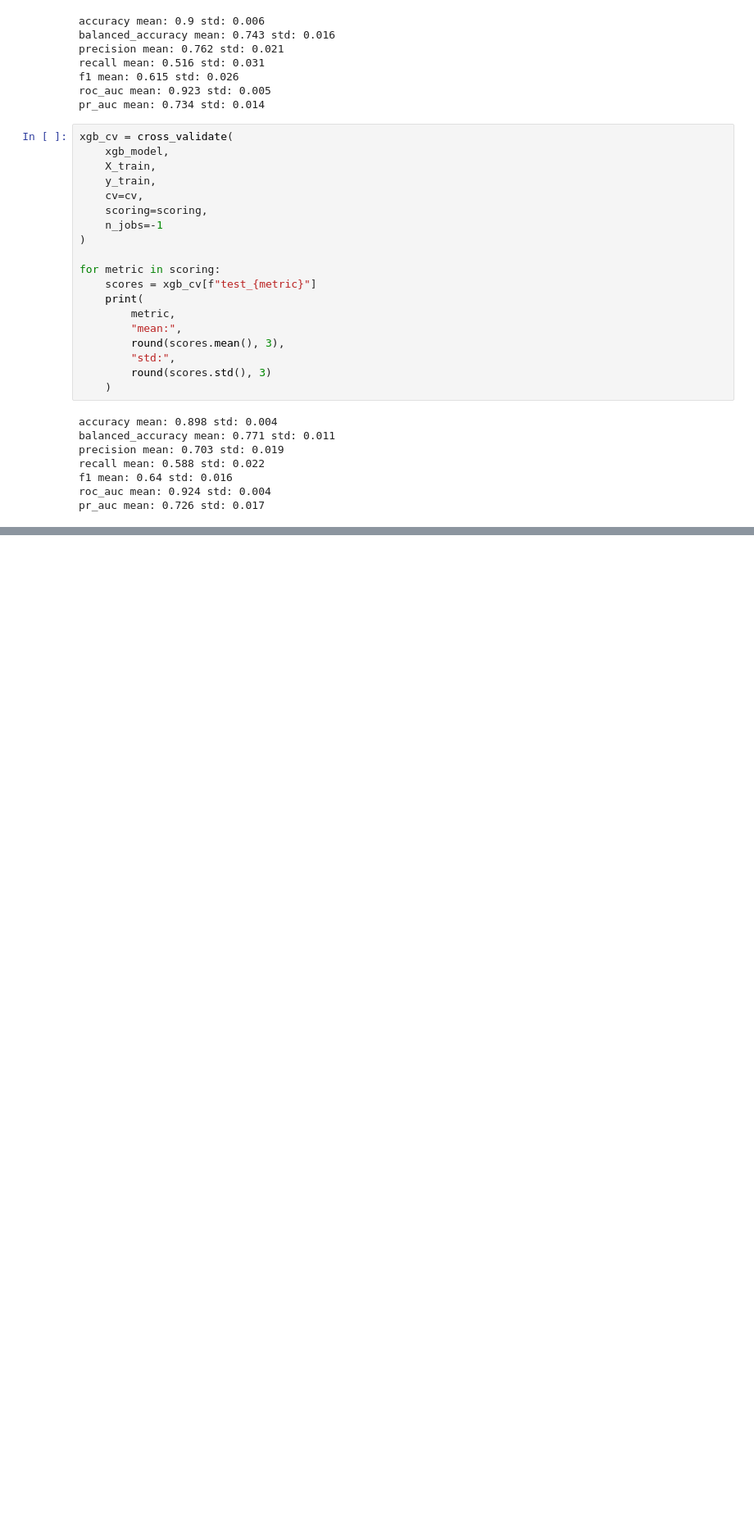
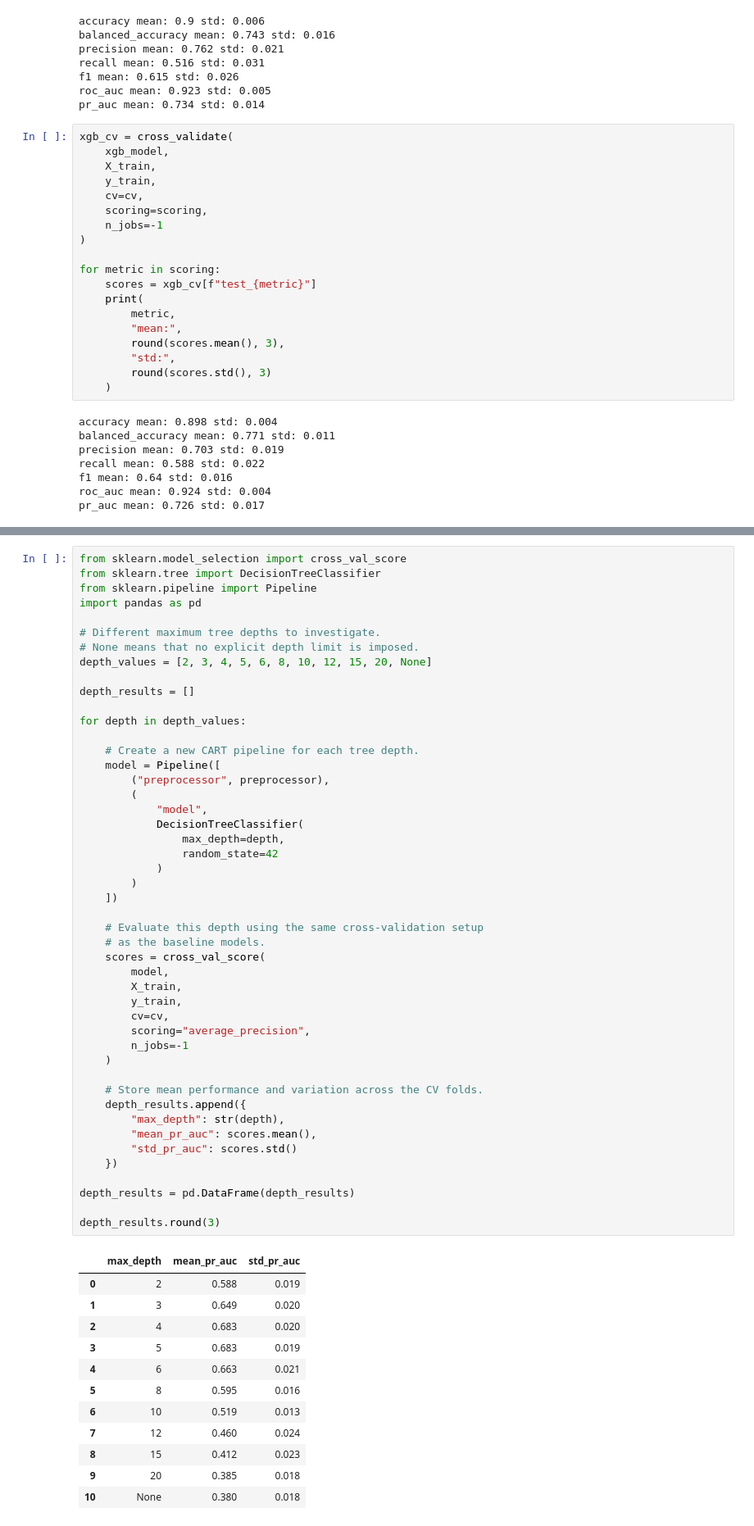
Before and after one commit to EmilB04/Machine-Learning, a Jupyter notebook: project1/notebooks/analysis.ipynb, the cells around one changed output, grey strips where cells are left out. Shown at 82% size. Drawn from its saved outputs; the diff is of its cells as text; blank space fills up the shorter version.

Commit message:
Startet tuning max-depth in CART

```diff
--- a/project1/notebooks/analysis.ipynb
+++ b/project1/notebooks/analysis.ipynb
@@ -564,0 +623,60 @@ pr_auc mean: 0.726 std: 0.017
+# %%
+from sklearn.model_selection import cross_val_score
+from sklearn.tree import DecisionTreeClassifier
+from sklearn.pipeline import Pipeline
+import pandas as pd
+
+# Different maximum tree depths to investigate.
+# None means that no explicit depth limit is imposed.
+depth_values = [2, 3, 4, 5, 6, 8, 10, 12, 15, 20, None]
+
+depth_results = []
+
+for depth in depth_values:
+
+    # Create a new CART pipeline for each tree depth.
+    model = Pipeline([
+        ("preprocessor", preprocessor),
+        (
+            "model",
+            DecisionTreeClassifier(
+                max_depth=depth,
+                random_state=42
+            )
+        )
+    ])
+
+    # Evaluate this depth using the same cross-validation setup
+    # as the baseline models.
+    scores = cross_val_score(
+        model,
+        X_train,
+        y_train,
+        cv=cv,
+        scoring="average_precision",
+        n_jobs=-1
+    )
+
+    # Store mean performance and variation across the CV folds.
+    depth_results.append({
+        "max_depth": str(depth),
+        "mean_pr_auc": scores.mean(),
+        "std_pr_auc": scores.std()
+    })
+
+depth_results = pd.DataFrame(depth_results)
+
+depth_results.round(3)
+# %% [output]
+|  | max_depth | mean_pr_auc | std_pr_auc |
+| 0 | 2 | 0.588 | 0.019 |
+| 1 | 3 | 0.649 | 0.020 |
+| 2 | 4 | 0.683 | 0.020 |
+| 3 | 5 | 0.683 | 0.019 |
+| 4 | 6 | 0.663 | 0.021 |
+| 5 | 8 | 0.595 | 0.016 |
+| 6 | 10 | 0.519 | 0.013 |
+| 7 | 12 | 0.460 | 0.024 |
+| 8 | 15 | 0.412 | 0.023 |
+| 9 | 20 | 0.385 | 0.018 |
+| 10 | None | 0.380 | 0.018 |
```
Also changed, not shown: parts of 5 cells of this notebook.
